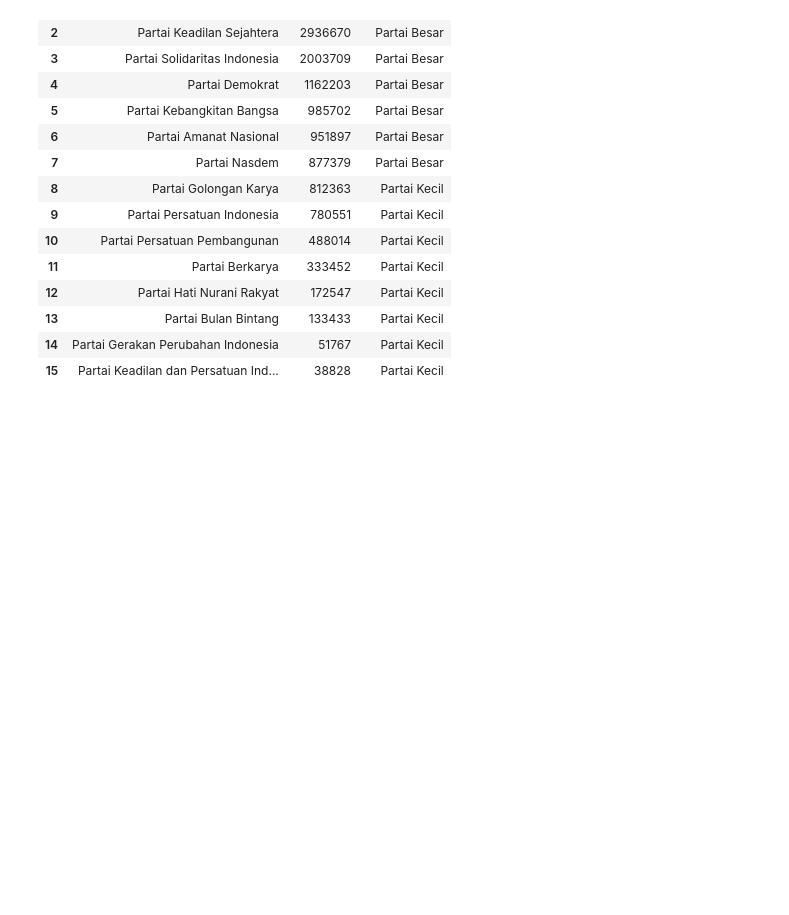
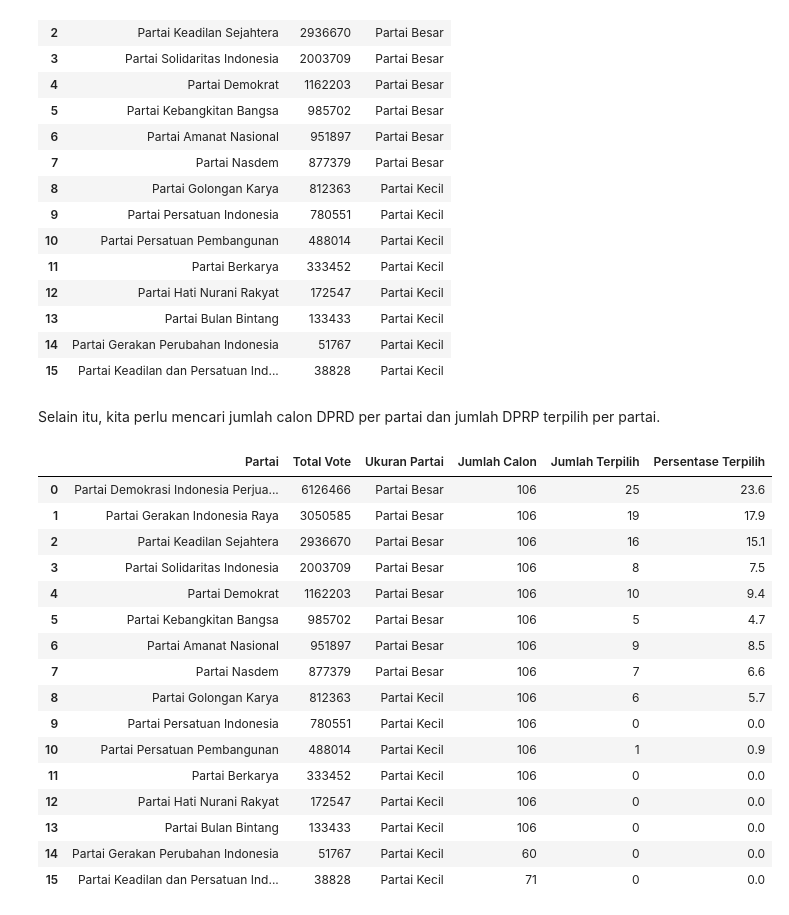
Before and after one commit to danjelito/pemilu-dki-2019, a Jupyter notebook: src/report.ipynb, the cells around one changed output. Drawn from its saved outputs; the diff is of its cells as text; code cells hidden in the pictures; blank space fills up the shorter version.

```diff
--- a/src/report.ipynb
+++ b/src/report.ipynb
@@ -45,3 +55,44 @@ Berikut adalah tabel partai, total vote beserta ukurannya.
 | 13 | Partai Bulan Bintang | 133433 | Partai Kecil |
 | 14 | Partai Gerakan Perubahan Indonesia | 51767 | Partai Kecil |
 | 15 | Partai Keadilan dan Persatuan Ind... | 38828 | Partai Kecil |
+# %% [markdown]
+Selain itu, kita perlu mencari jumlah calon DPRD per partai dan jumlah DPRP terpilih per partai.
+# %%
+(df
+    .groupby("partai")
+    .agg(
+        total_vote=("partai_vote", "sum"),
+        jumlah_calon=("nama", "size"),
+        jumlah_terpilih=("terpilih", "sum")
+    )
+    .sort_values("total_vote", ascending=False)
+    .reset_index()
+    .assign(
+        ukuran_partai=lambda df_: np.where(
+            (df_["total_vote"] < df_["total_vote"].median()),
+            "Partai Kecil",
+            "Partai Besar",
+        ),
+        persentase_terpilih=lambda df_: df_['jumlah_terpilih'].div(df_['jumlah_calon']).mul(100).round(1)
+    )
+    .loc[:, ['partai', 'total_vote', 'ukuran_partai', 'jumlah_calon', 'jumlah_terpilih', 'persentase_terpilih']]
+    .rename(columns=lambda c: c.replace("_", " ").title())
+)
+# %% [output]
+|  | Partai | Total Vote | Ukuran Partai | Jumlah Calon | Jumlah Terpilih | Persentase Terpilih |
+| 0 | Partai Demokrasi Indonesia Perjua... | 6126466 | Partai Besar | 106 | 25 | 23.6 |
+| 1 | Partai Gerakan Indonesia Raya | 3050585 | Partai Besar | 106 | 19 | 17.9 |
+| 2 | Partai Keadilan Sejahtera | 2936670 | Partai Besar | 106 | 16 | 15.1 |
+| 3 | Partai Solidaritas Indonesia | 2003709 | Partai Besar | 106 | 8 | 7.5 |
+| 4 | Partai Demokrat | 1162203 | Partai Besar | 106 | 10 | 9.4 |
+| 5 | Partai Kebangkitan Bangsa | 985702 | Partai Besar | 106 | 5 | 4.7 |
+| 6 | Partai Amanat Nasional | 951897 | Partai Besar | 106 | 9 | 8.5 |
+| 7 | Partai Nasdem | 877379 | Partai Besar | 106 | 7 | 6.6 |
+| 8 | Partai Golongan Karya | 812363 | Partai Kecil | 106 | 6 | 5.7 |
+| 9 | Partai Persatuan Indonesia | 780551 | Partai Kecil | 106 | 0 | 0.0 |
+| 10 | Partai Persatuan Pembangunan | 488014 | Partai Kecil | 106 | 1 | 0.9 |
+| 11 | Partai Berkarya | 333452 | Partai Kecil | 106 | 0 | 0.0 |
+| 12 | Partai Hati Nurani Rakyat | 172547 | Partai Kecil | 106 | 0 | 0.0 |
+| 13 | Partai Bulan Bintang | 133433 | Partai Kecil | 106 | 0 | 0.0 |
+| 14 | Partai Gerakan Perubahan Indonesia | 51767 | Partai Kecil | 60 | 0 | 0.0 |
+| 15 | Partai Keadilan dan Persatuan Ind... | 38828 | Partai Kecil | 71 | 0 | 0.0 |
```
Also changed, not shown: parts of 10 cells of this notebook, 2 other files.
